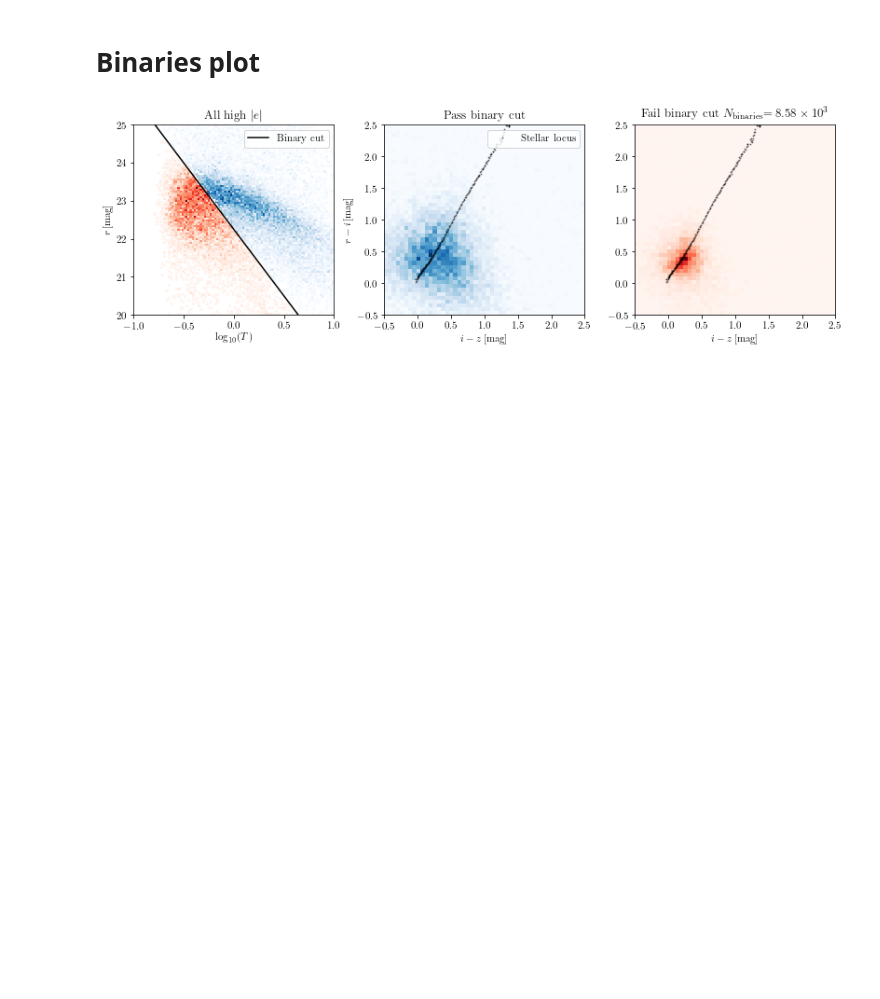
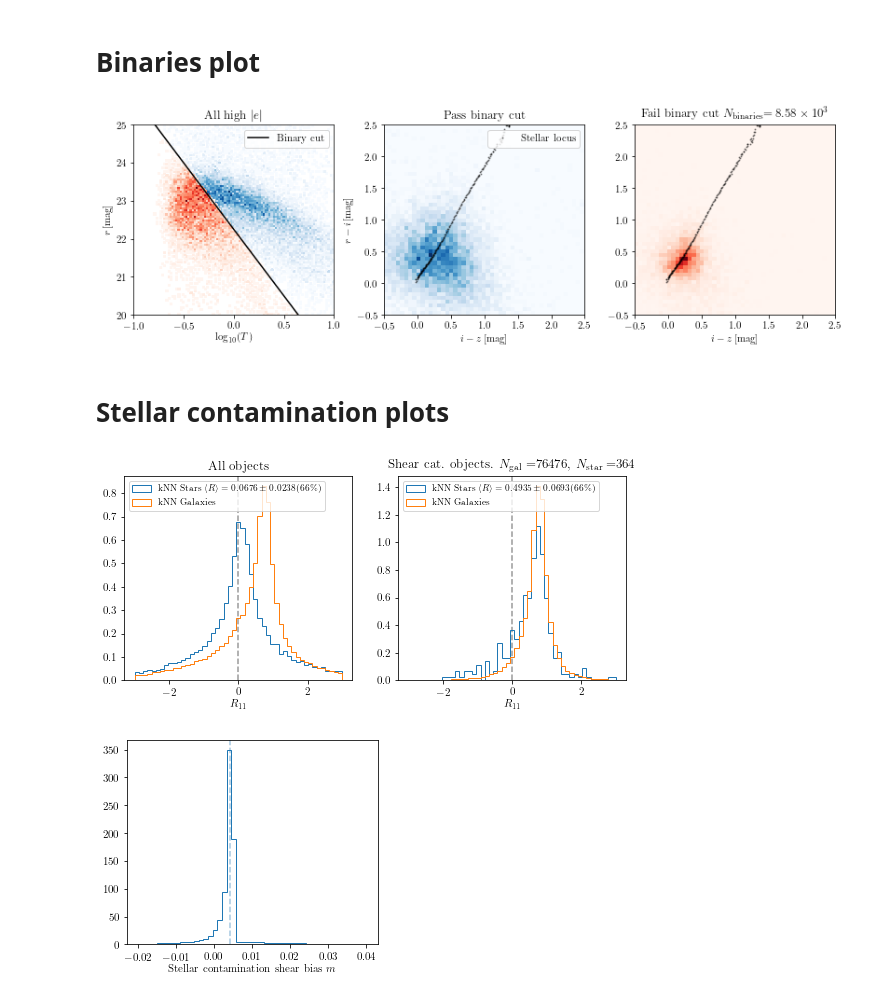
Before and after one commit to des-science/Y3_shearcat_tests, a Jupyter notebook: final_plots_paper/All_the_plots.ipynb, the cells around one changed output. Drawn from its saved outputs; the diff is of its cells as text; code cells hidden in the pictures; blank space fills up the shorter version.

Commit message:
added stellar contamination

```diff
--- a/final_plots_paper/All_the_plots.ipynb
+++ b/final_plots_paper/All_the_plots.ipynb
@@ -610,3 +610,62 @@ plt.savefig('./figures/binaries.png', dpi=300, bbox_inches='tight')
 plt.savefig('./figures/binaries.pdf', bbox_inches='tight')
 # %% [output]
 [figure]
+# %% [markdown]
+# Stellar contamination plots
+# %%
+def load_obj(name):
+    with open(name + '.pkl', 'rb') as f:
+        return pickle.load(f)#, encoding='latin1')
+
+# I tend to prefer serif fonts but YMMV
+from matplotlib import rc
+rc('text', usetex=True)
+rc('font', family='serif')
+rc('font', size=11)
+
+plot_dir = './figures/'
+stellar_dict = load_obj('everything_you_need_for_stellar_contamination')
+
+star_R11 = stellar_dict['star_R11']
+gal_R11 = stellar_dict['gal_R11']
+star_R_66 = stellar_dict['star_R_66']
+shape_star_R11 = stellar_dict['shape_star_R11']
+shape_gal_R11 = stellar_dict['shape_gal_R11']
+shape_star_R_66 = stellar_dict['shape_star_R_66']
+gals_kNN = stellar_dict['gals_kNN']
+stars_kNN = stellar_dict['stars_kNN']
+shape_cut = stellar_dict['shape_cut']
+mastercat_version = stellar_dict['mastercat_version']
+m = stellar_dict['m']
+mask = stellar_dict['mask']
+
+plt.figure(1, figsize=(2*4.5, 3.75))
+plt.subplot(121)
+plt.hist(star_R11, histtype='step', bins=np.linspace(-3,3,50), density=True, label='kNN Stars $\\langle R \\rangle  = {0:.4f} \pm {1:.4f}\,(66\%)$'.format(star_R11.mean(), star_R_66))
+plt.hist(gal_R11, histtype='step', bins=np.linspace(-3,3,50), density=True, label='kNN Galaxies')
+plt.title('All objects')
+plt.axvline(0, alpha=0.4, color='k', linestyle='dashed', zorder=-1)
+plt.legend(loc='upper left', fontsize='small')
+plt.xlabel('$R_{11}$')
+plt.subplot(122)
+star_R_counts, star_R_bins, _ = plt.hist(shape_star_R11, histtype='step', bins=np.linspace(-3,3,50), density=True, label='kNN Stars $\\langle R \\rangle  = {0:.4f} \pm {1:.4f}\,(66\%)$'.format(shape_star_R11.mean(), shape_star_R_66))
+galaxy_R_counts, galaxy_R_bins, _ = plt.hist(shape_gal_R11, histtype='step', bins=np.linspace(-3,3,50), density=True, label='kNN Galaxies')
+star_R_bins = (star_R_bins[:-1]+ star_R_bins[1:])/2
+galaxy_R_bins = (galaxy_R_bins[:-1]+ galaxy_R_bins[1:])/2
+plt.axvline(0, alpha=0.4, color='k', linestyle='dashed', zorder=-1)
+plt.title('Shear cat. objects. $N_{\\rm gal} = $'+'{0}'.format(np.sum(gals_kNN*shape_cut))+', $N_{\\rm star} = $'+'{0}'.format(np.sum(stars_kNN*shape_cut)))
+plt.legend(loc='upper left', fontsize='small')
+plt.xlabel('$R_{11}$')
+plt.savefig(plot_dir + 'stellar-class-responses_{0}.png'.format(mastercat_version), dpi=300, bbox_inches='tight')
+plt.savefig(plot_dir + 'stellar-class-responses_{0}.pdf'.format(mastercat_version), bbox_inches='tight')
+
+plt.figure(2, figsize=(4.5, 3.75))
+plt.hist(m[mask], histtype='step', bins=np.linspace(-0.02, 0.04, 50), density=True)
+plt.axvline(np.median(m[mask]), linestyle='dashed', alpha=0.4)
+plt.axhline(0, color='k', linewidth=1, zorder=-10)
+plt.xlabel('Stellar contamination shear bias $m$')
+plt.savefig(plot_dir + 'stellar-contamination-biases_{0}.png'.format(mastercat_version), dpi=300, bbox_inches='tight')
+plt.savefig(plot_dir + 'stellar-contamination-biases_{0}.pdf'.format(mastercat_version), bbox_inches='tight')
+# %% [output]
+[figure, added]
+[figure, added]
```
Also changed, not shown: 8 other files.
